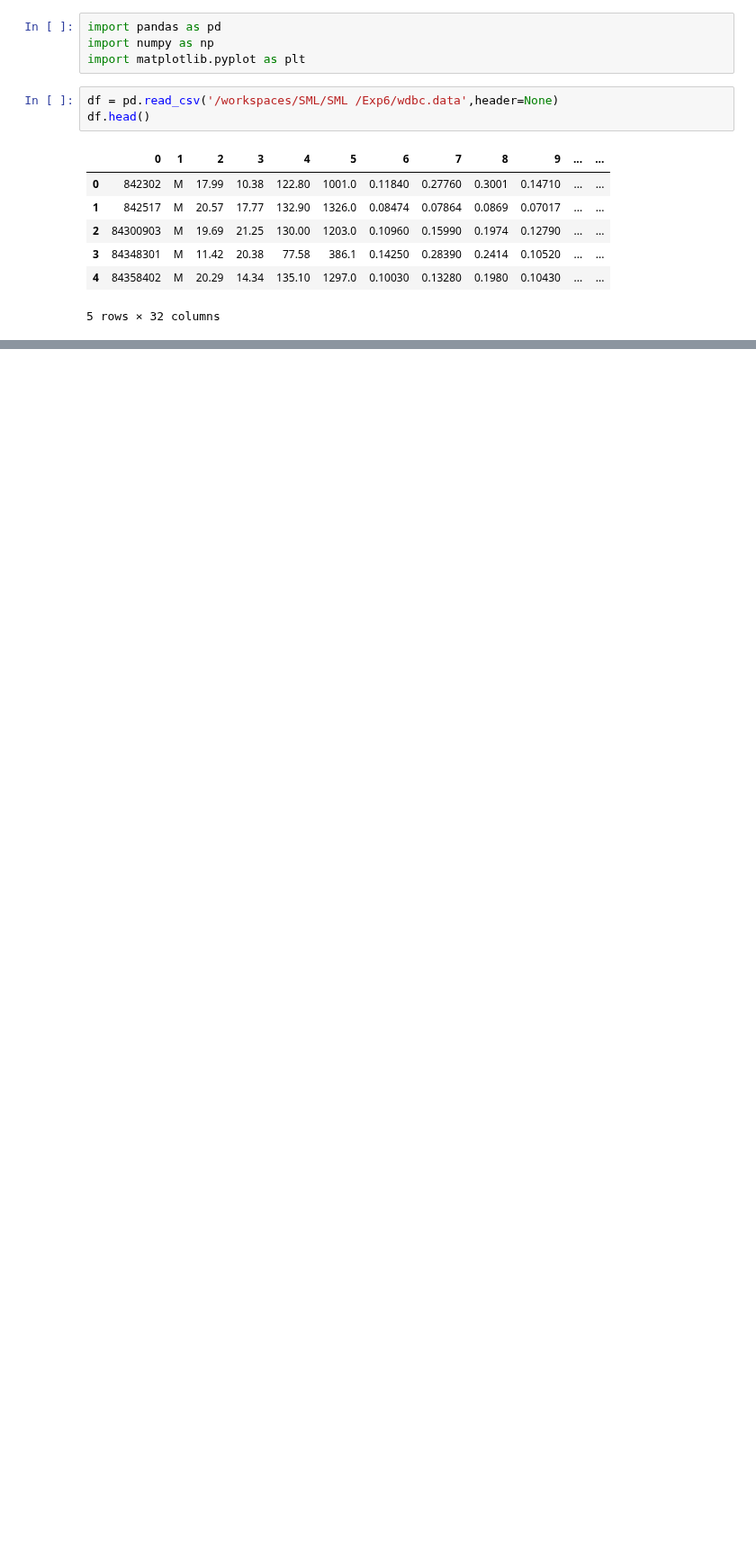
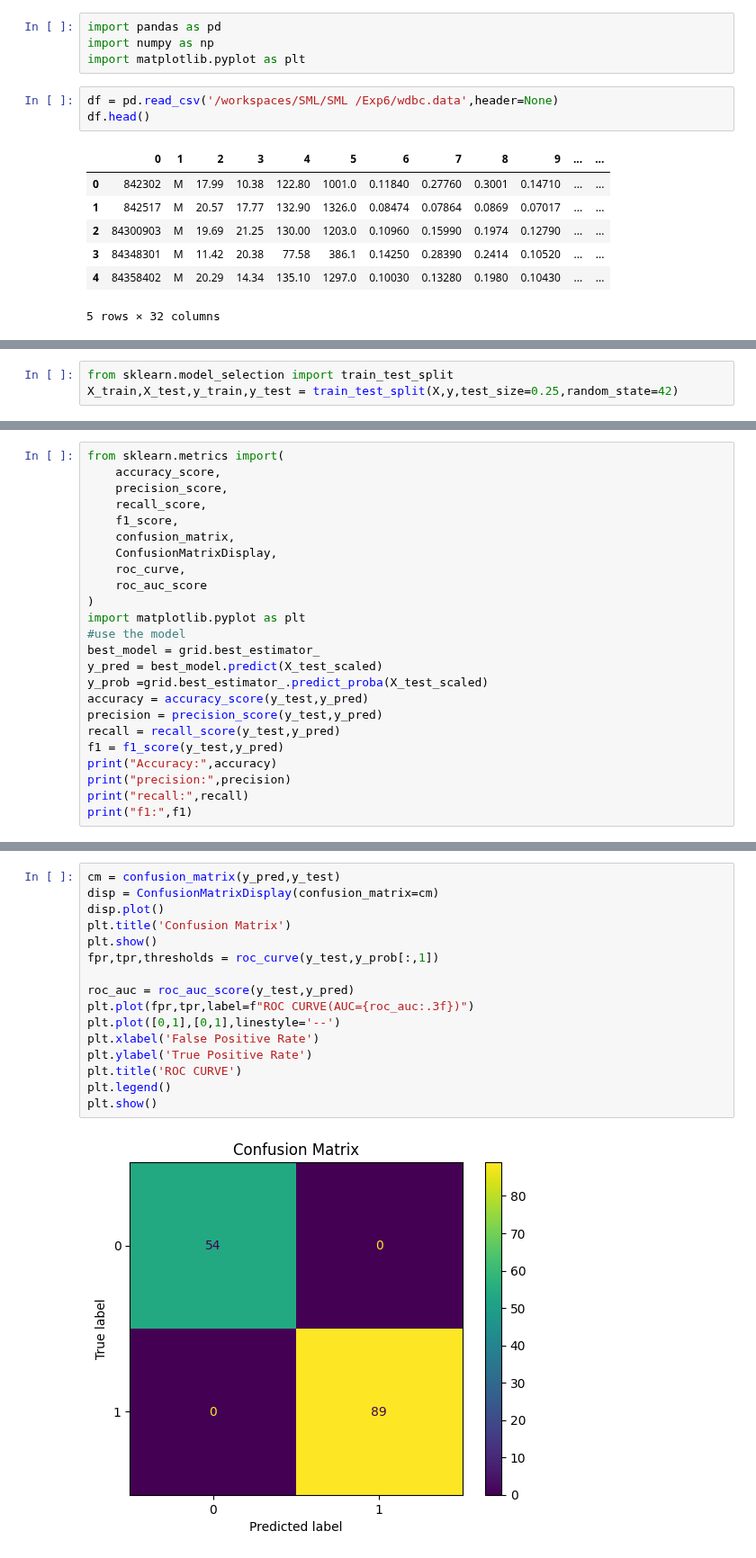
Before and after one commit to anmolS-1104/SML, a Jupyter notebook: SML /Exp7/Exp7 part2.ipynb, the cells around one changed output, grey strips where cells are left out. Shown at 90% size. Saved outputs shown, nothing was run; the diff lists cells and outputs as text; blank space fills up the shorter version.

```diff
--- a/SML /Exp7/Exp7 part2.ipynb
+++ b/SML /Exp7/Exp7 part2.ipynb
@@ -22,0 +43,3 @@ y=le.fit_transform(y)
+# %%
+from sklearn.model_selection import train_test_split
+X_train,X_test,y_train,y_test = train_test_split(X,y,test_size=0.25,random_state=42)
@@ -22,0 +97,24 @@ y=le.fit_transform(y)
+# %%
+from sklearn.metrics import(
+    accuracy_score,
+    precision_score,
+    recall_score,
+    f1_score,
+    confusion_matrix,
+    ConfusionMatrixDisplay,
+    roc_curve,
+    roc_auc_score
+)
+import matplotlib.pyplot as plt
+#use the model
+best_model = grid.best_estimator_
+y_pred = best_model.predict(X_test_scaled)
+y_prob =grid.best_estimator_.predict_proba(X_test_scaled)
+accuracy = accuracy_score(y_test,y_pred)
+precision = precision_score(y_test,y_pred)
+recall = recall_score(y_test,y_pred)
+f1 = f1_score(y_test,y_pred)
+print("Accuracy:",accuracy)
+print("precision:",precision)
+print("recall:",recall)
+print("f1:",f1)
@@ -22,0 +130,18 @@ y=le.fit_transform(y)
+# %%
+cm = confusion_matrix(y_pred,y_test)
+disp = ConfusionMatrixDisplay(confusion_matrix=cm)
+disp.plot()
+plt.title('Confusion Matrix')
+plt.show()
+fpr,tpr,thresholds = roc_curve(y_test,y_prob[:,1])
+
+roc_auc = roc_auc_score(y_test,y_pred)
+plt.plot(fpr,tpr,label=f"ROC CURVE(AUC={roc_auc:.3f})")
+plt.plot([0,1],[0,1],linestyle='--')
+plt.xlabel('False Positive Rate')
+plt.ylabel('True Positive Rate')
+plt.title('ROC CURVE')
+plt.legend()
+plt.show()
+# %% [output]
+[figure, added]
```
Also changed, not shown: parts of 17 cells of this notebook, 1 other file.
